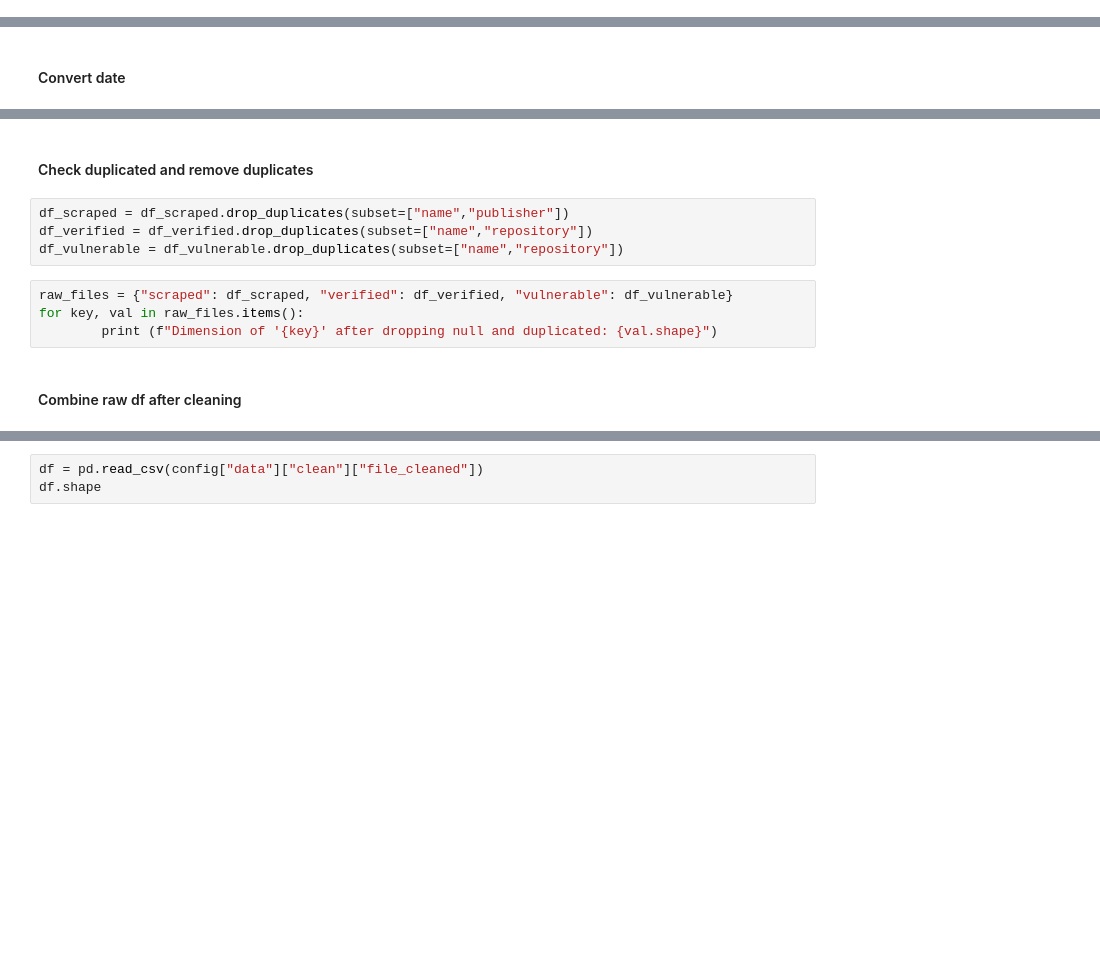
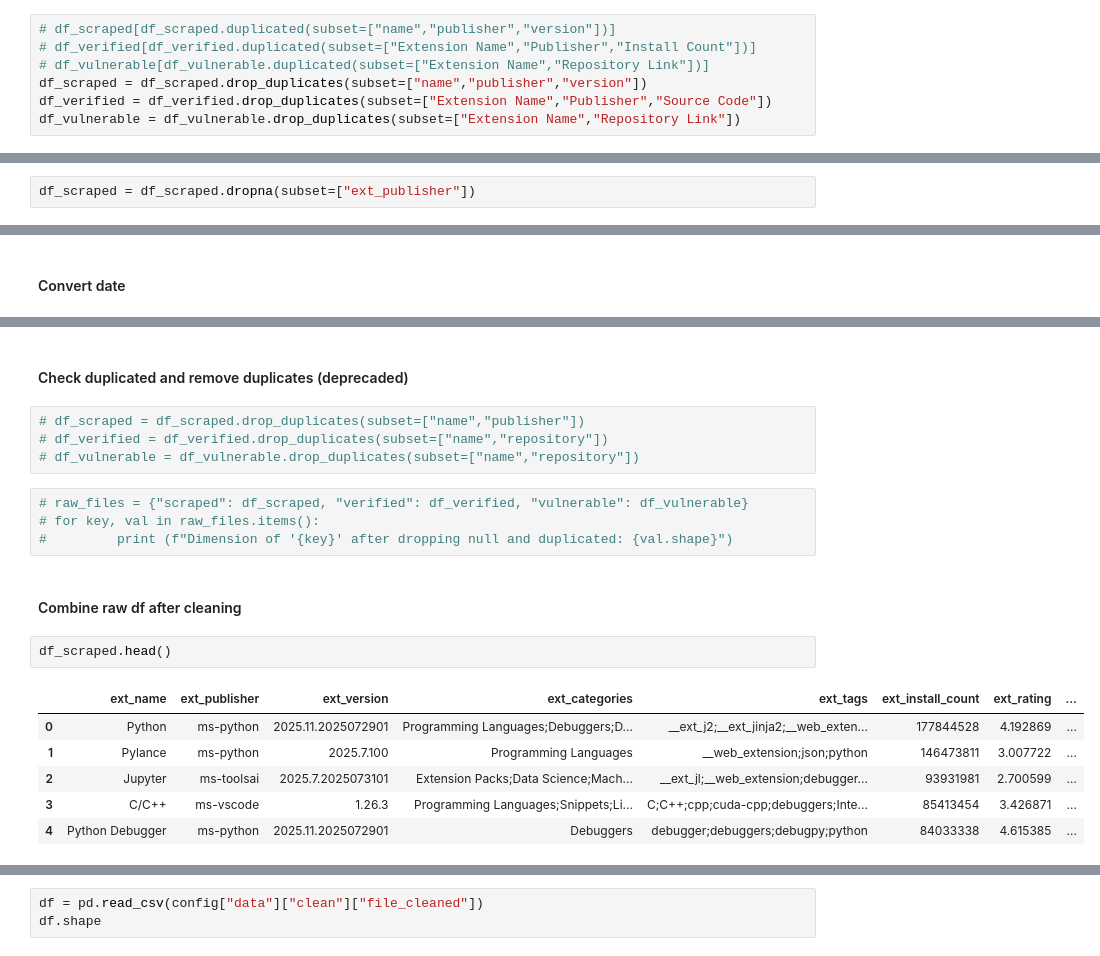
Before and after one commit to Ironhack-DA-Course/proj-final, a Jupyter notebook: notebooks/data_preprocessing.ipynb, the cells around one changed output, grey strips where cells are left out. Saved outputs shown, nothing was run; the diff lists cells and outputs as text; blank space fills up the shorter version.

```diff
--- a/notebooks/data_preprocessing.ipynb
+++ b/notebooks/data_preprocessing.ipynb
@@ -102,3 +152,10 @@ dtype: int64
+# %%
+# df_scraped[df_scraped.duplicated(subset=["name","publisher","version"])]
+# df_verified[df_verified.duplicated(subset=["Extension Name","Publisher","Install Count"])]
+# df_vulnerable[df_vulnerable.duplicated(subset=["Extension Name","Repository Link"])]
+df_scraped = df_scraped.drop_duplicates(subset=["name","publisher","version"])
+df_verified = df_verified.drop_duplicates(subset=["Extension Name","Publisher","Source Code"])
+df_vulnerable = df_vulnerable.drop_duplicates(subset=["Extension Name","Repository Link"])
 # %% [markdown]
 #### Clean column names and remove columns
 # %%
@@ -124,3 +181,5 @@ df_vulnerable = df_vulnerable.drop(["repository_name", "critical_vulnerability_n
 # df_clean["repository"] = [x[:-4] if x.endswith(".git") else x for x in df_clean["repository"]]
 # %% [markdown]
 #### Check null values and drop na
+# %%
+df_scraped = df_scraped.dropna(subset=["ext_publisher"])
@@ -186,12 +254,21 @@ df_scraped
 # %% [markdown]
-#### Check duplicated and remove duplicates
+#### Check duplicated and remove duplicates (deprecaded)
 # %%
-df_scraped = df_scraped.drop_duplicates(subset=["name","publisher"])
-df_verified = df_verified.drop_duplicates(subset=["name","repository"])
-df_vulnerable = df_vulnerable.drop_duplicates(subset=["name","repository"])
+# df_scraped = df_scraped.drop_duplicates(subset=["name","publisher"])
+# df_verified = df_verified.drop_duplicates(subset=["name","repository"])
+# df_vulnerable = df_vulnerable.drop_duplicates(subset=["name","repository"])
 # %%
-raw_files = {"scraped": df_scraped, "verified": df_verified, "vulnerable": df_vulnerable}
-for key, val in raw_files.items():
-        print (f"Dimension of '{key}' after dropping null and duplicated: {val.shape}")
+# raw_files = {"scraped": df_scraped, "verified": df_verified, "vulnerable": df_vulnerable}
+# for key, val in raw_files.items():
+#         print (f"Dimension of '{key}' after dropping null and duplicated: {val.shape}")
 # %% [markdown]
 #### Combine raw df after cleaning
+# %%
+df_scraped.head()
+# %% [output]
+|  | ext_name | ext_publisher | ext_version | ext_categories | ext_tags | ext_install_count | ext_rating | ... |
+| 0 | Python | ms-python | 2025.11.2025072901 | Programming Languages;Debuggers;D... | __ext_j2;__ext_jinja2;__web_exten... | 177844528 | 4.192869 | ... |
+| 1 | Pylance | ms-python | 2025.7.100 | Programming Languages | __web_extension;json;python | 146473811 | 3.007722 | ... |
+| 2 | Jupyter | ms-toolsai | 2025.7.2025073101 | Extension Packs;Data Science;Mach... | __ext_jl;__web_extension;debugger... | 93931981 | 2.700599 | ... |
+| 3 | C/C++ | ms-vscode | 1.26.3 | Programming Languages;Snippets;Li... | C;C++;cpp;cuda-cpp;debuggers;Inte... | 85413454 | 3.426871 | ... |
+| 4 | Python Debugger | ms-python | 2025.11.2025072901 | Debuggers | debugger;debuggers;debugpy;python | 84033338 | 4.615385 | ... |
```
Also changed, not shown: parts of 16 cells of this notebook, 1 other file.
